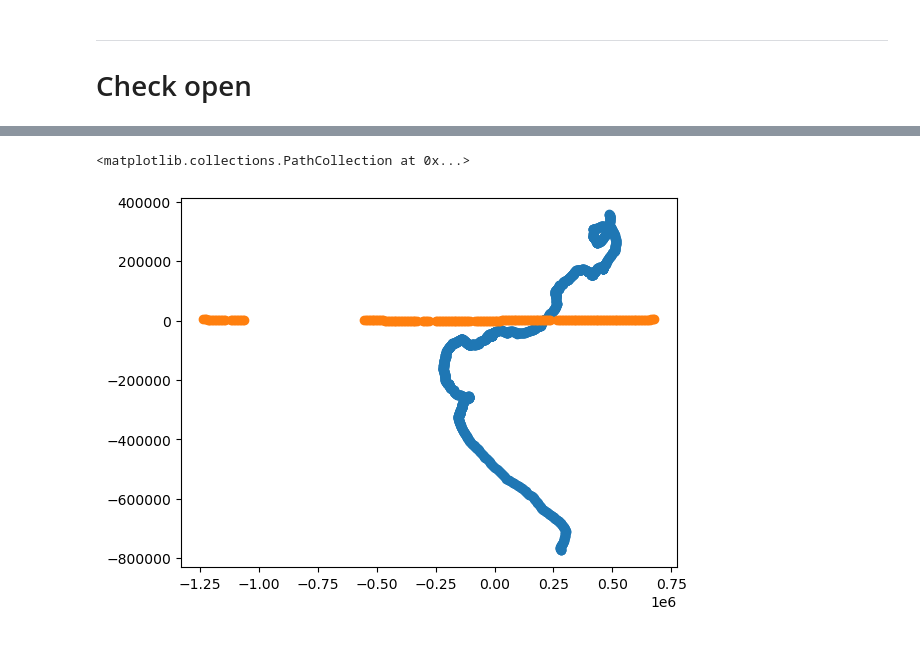
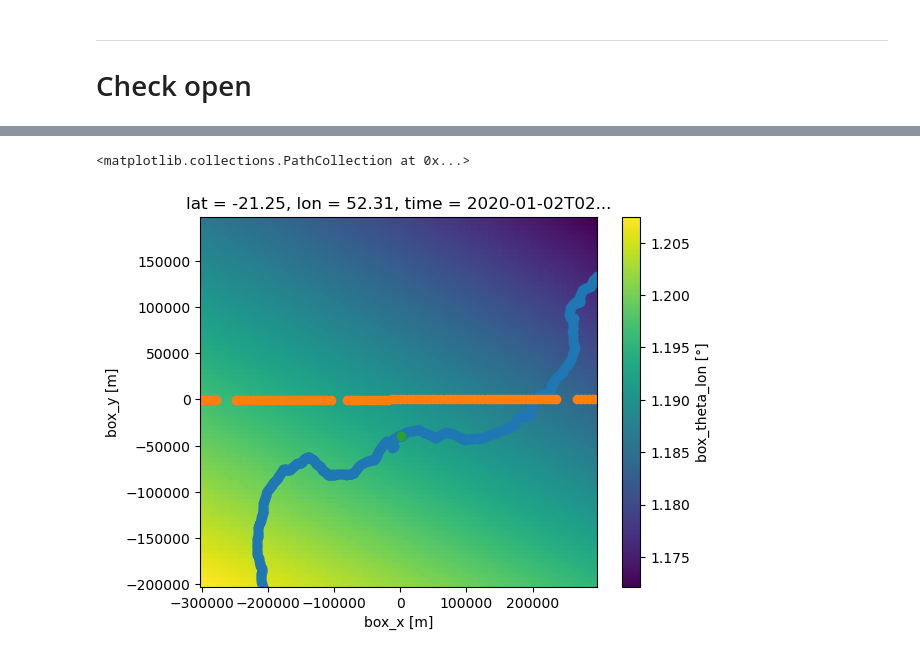
Before and after one commit to margot-demol/historical_analysis, a Jupyter notebook: 1_zarr_coloc.ipynb, the cells around one changed output, grey strips where cells are left out. Saved outputs shown, nothing was run; the diff lists cells and outputs as text; code cells hidden in the pictures.

```diff
--- a/1_zarr_coloc.ipynb
+++ b/1_zarr_coloc.ipynb
@@ -225,4 +131,4 @@ Dimensions without coordinates: obs
 ________
 # Check open
 # %%
-ds_data = xr.open_zarr(zarr_dir+'/'+labels[3]+'.zarr')
+ds_data = xr.open_zarr(zarr_dir+'/'+labels[0]+'.zarr')
@@ -263,8 +157,10 @@ ds0 = ds_data.isel(obs=0)
 # %%
+ds0.box_theta_lon.plot()
 plt.scatter(ds0.drifter_x, ds0.drifter_y)
 plt.scatter(ds0.alti_x, ds0.alti_y)
+plt.scatter(ds0.drifter_x.isel(site_obs =int(ds0.__site_matchup_indice)) , ds0.drifter_y.isel(site_obs =int(ds0.__site_matchup_indice)))
 # %% [output]
 <matplotlib.collections.PathCollection at 0x...>
-[figure, old version]
+[figure, new version]
 # %%
 cluster.close()
```
Also changed, not shown: parts of 13 cells of this notebook, 49 other files.
